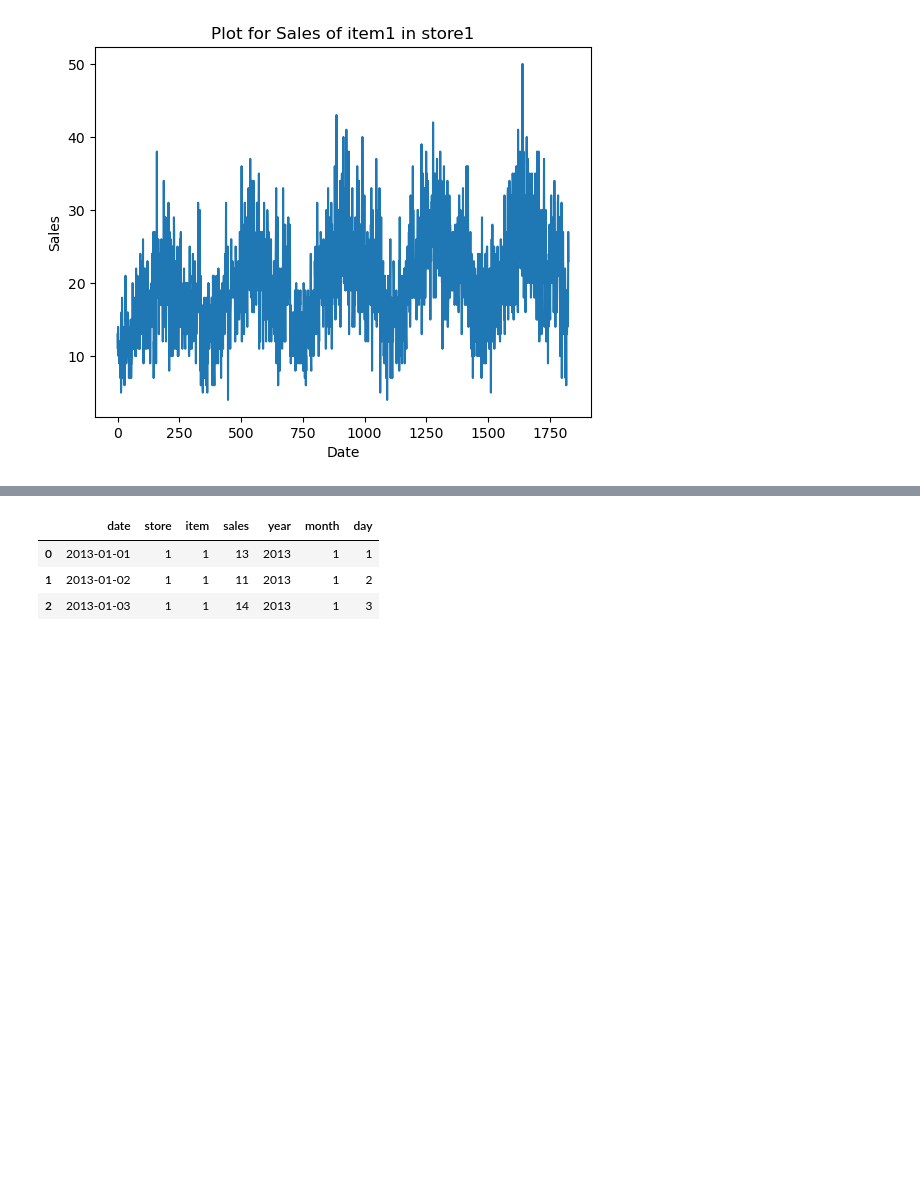
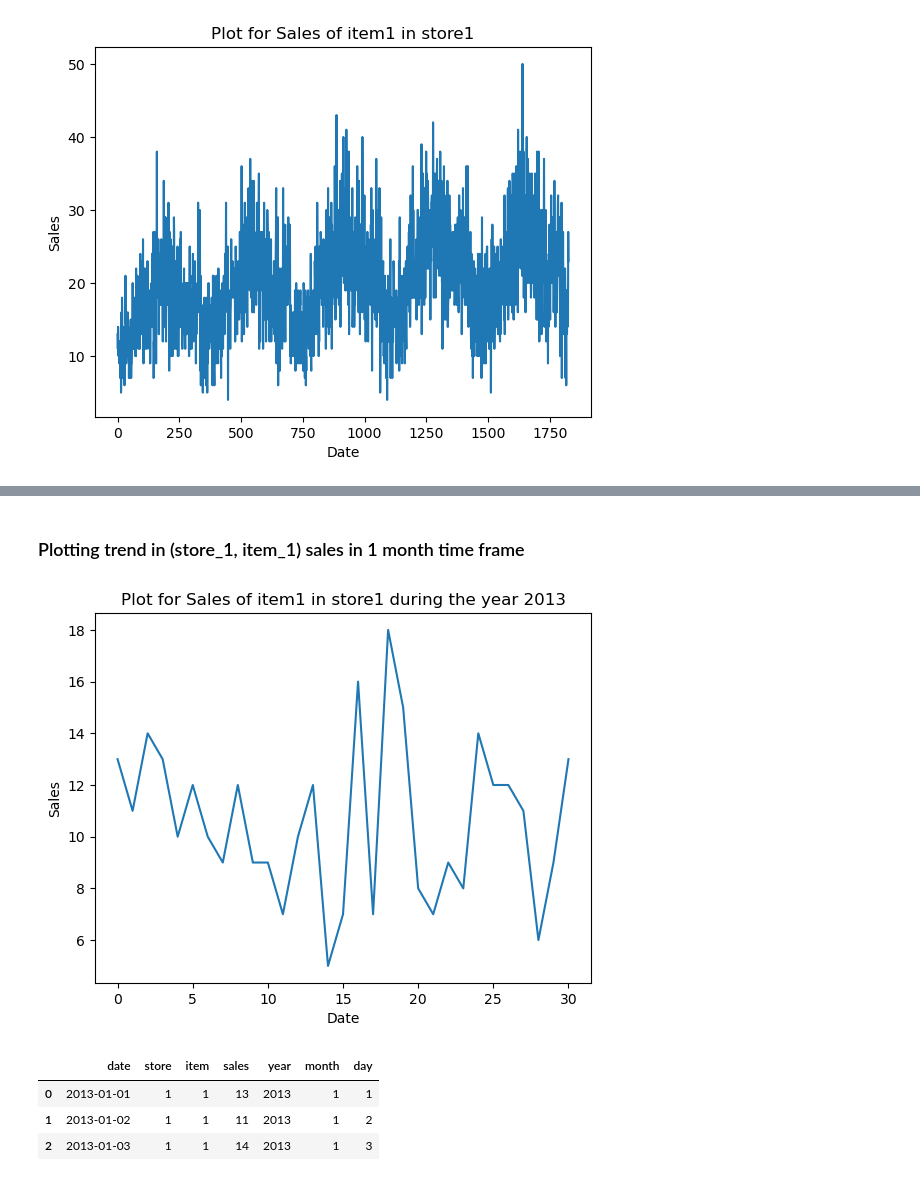
Before and after one commit to Hari10Kesav/ML-User-Interface, a Jupyter notebook: Preprocessing_Notebooks/Preprocessing.ipynb, the cells around one changed output, grey strips where cells are left out. Saved outputs shown, nothing was run; the diff lists cells and outputs as text; code cells hidden in the pictures; blank space fills up the shorter version.

```diff
--- a/Preprocessing_Notebooks/Preprocessing.ipynb
+++ b/Preprocessing_Notebooks/Preprocessing.ipynb
@@ -89,3 +100,14 @@ plt.show()
+# %% [markdown]
+### Plotting trend in (store_1, item_1) sales in 1 month time frame
+# %%
+plot_record = store_1_item_1.iloc[:31]
+plt.plot(plot_record["sales"])
+plt.xlabel("Date")
+plt.ylabel("Sales")
+plt.title("Plot for Sales of item1 in store1 during the year 2013")
+plt.show()
+# %% [output]
+[figure, added]
 # %%
 total_df["date"] = pd.to_datetime(total_df["date"])
 total_df.head(3)
```
Also changed, not shown: parts of 4 cells of this notebook, 3 other files.
